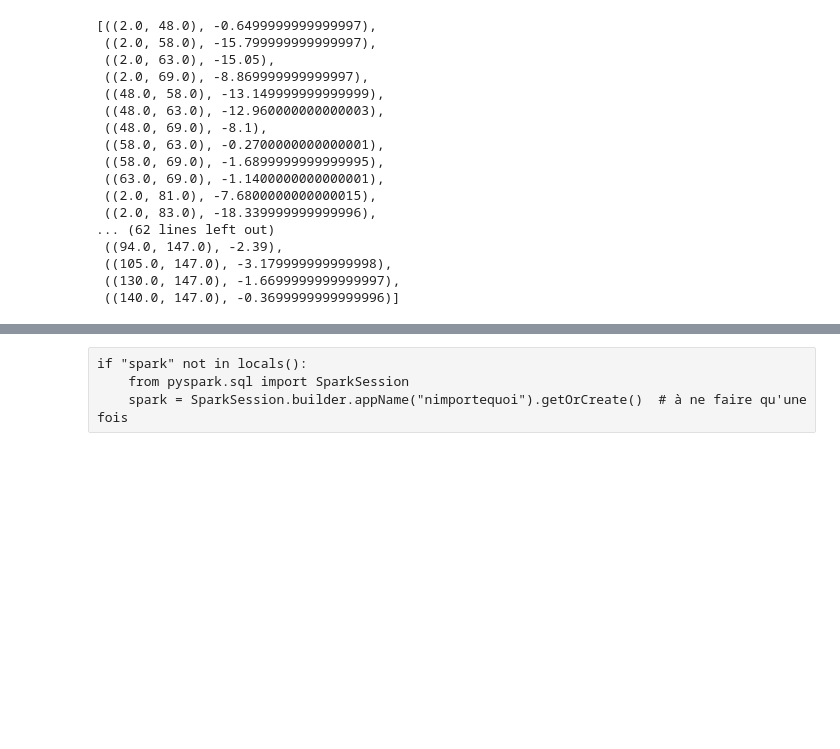
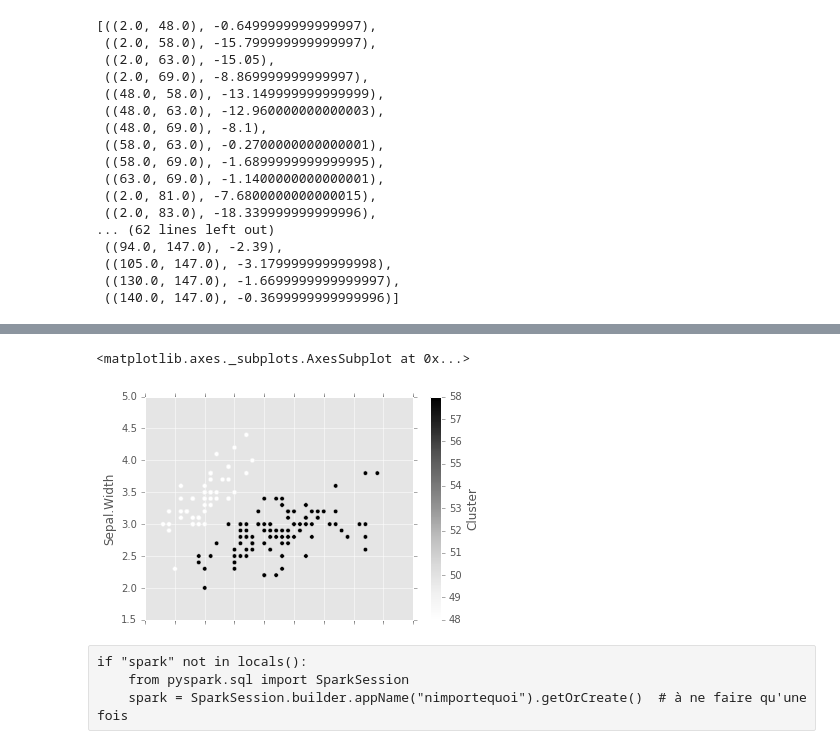
Before and after one commit to RomanePersch/PySpark-Affinity-Propagation, a Jupyter notebook: MapReduce Affinity Propagation Clustering.ipynb, the cells around one changed output, grey strips where cells are left out. Drawn from its saved outputs; the diff is of its cells as text; code cells hidden in the pictures; blank space fills up the shorter version.

```diff
--- a/MapReduce Affinity Propagation Clustering.ipynb
+++ b/MapReduce Affinity Propagation Clustering.ipynb
@@ -450,3 +622,8 @@ edges.collect()
+# %%
+final_df.plot.scatter("Sepal.Length", "Sepal.Width", c = "Cluster" )
+# %% [output]
+<matplotlib.axes._subplots.AxesSubplot at 0x...>
+[figure, added]
 # %% [raw]
 if "spark" not in locals():
     from pyspark.sql import SparkSession
```
Also changed, not shown: parts of 54 cells of this notebook.
